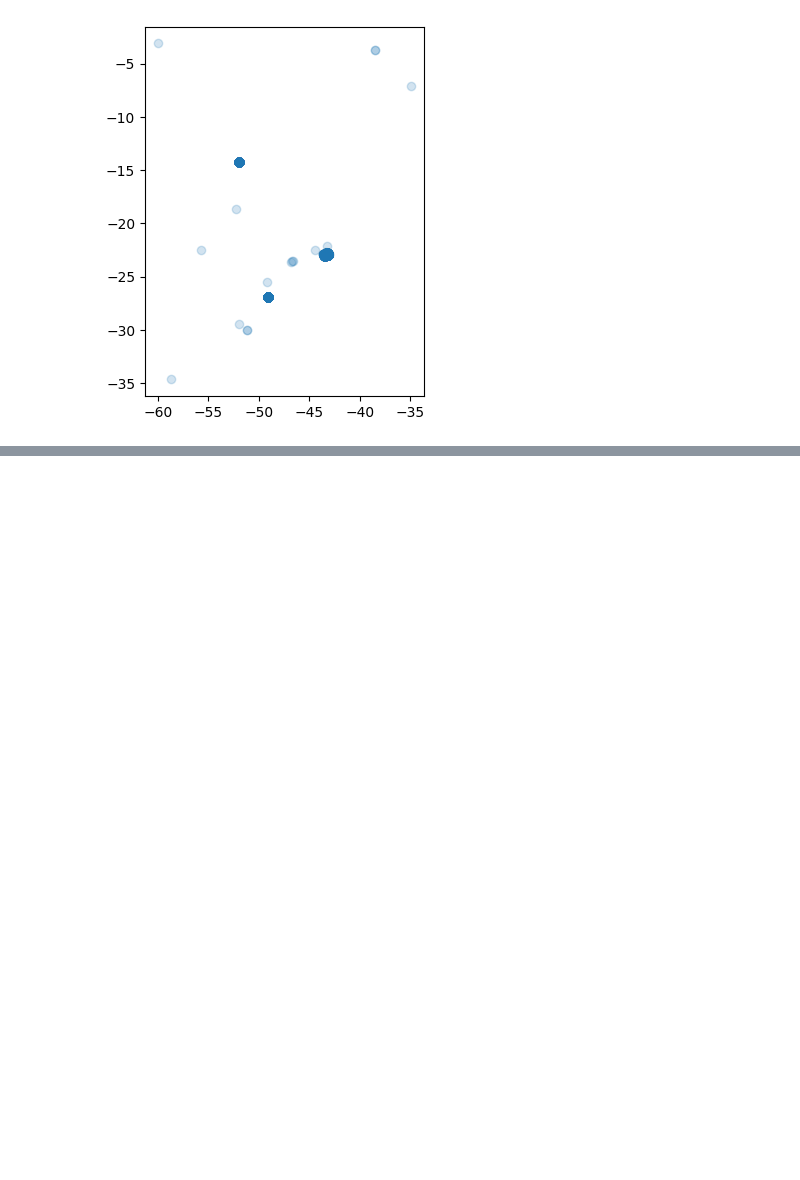
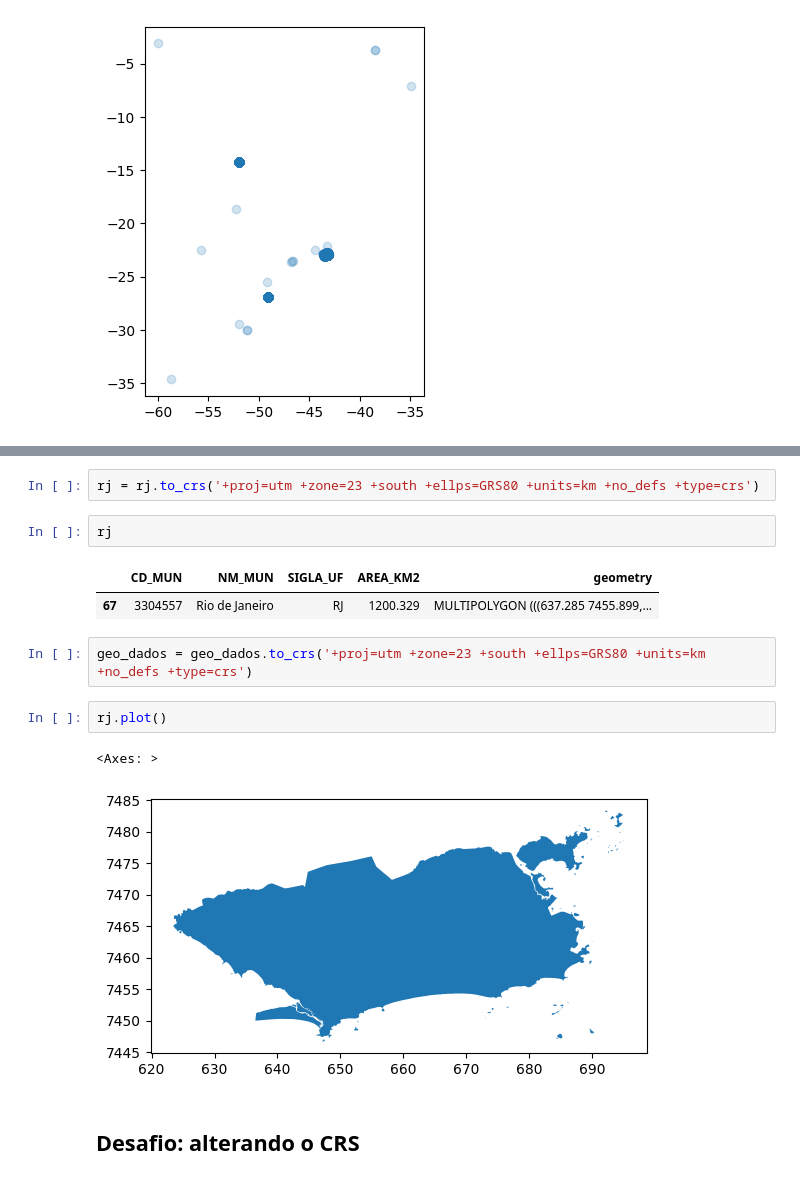
Before and after one commit to lukaswyllis/formacao-avancando-em-data-science-com-python, a Jupyter notebook: Curso 8 - Geopandas - Trabalhando com dados geoespaciais.ipynb, the cells around one changed output, grey strips where cells are left out. Cells and saved outputs as stored; diff of their text form; blank space fills up the shorter version.

Commit message:
desafio 2 parcial

```diff
--- a/Curso 8 - Geopandas - Trabalhando com dados geoespaciais.ipynb
+++ b/Curso 8 - Geopandas - Trabalhando com dados geoespaciais.ipynb
@@ -70,0 +175,16 @@ geo_dados.plot(alpha=0.2)
+# %%
+rj = rj.to_crs('+proj=utm +zone=23 +south +ellps=GRS80 +units=km +no_defs +type=crs')
+# %%
+rj
+# %% [output]
+|  | CD_MUN | NM_MUN | SIGLA_UF | AREA_KM2 | geometry |
+| 67 | 3304557 | Rio de Janeiro | RJ | 1200.329 | MULTIPOLYGON (((637.285 7455.899,... |
+# %%
+geo_dados = geo_dados.to_crs('+proj=utm +zone=23 +south +ellps=GRS80 +units=km +no_defs +type=crs')
+# %%
+rj.plot()
+# %% [output]
+<Axes: >
+[figure, added]
+# %% [markdown]
+## Desafio: alterando o CRS
```
Also changed, not shown: parts of 21 cells of this notebook.
